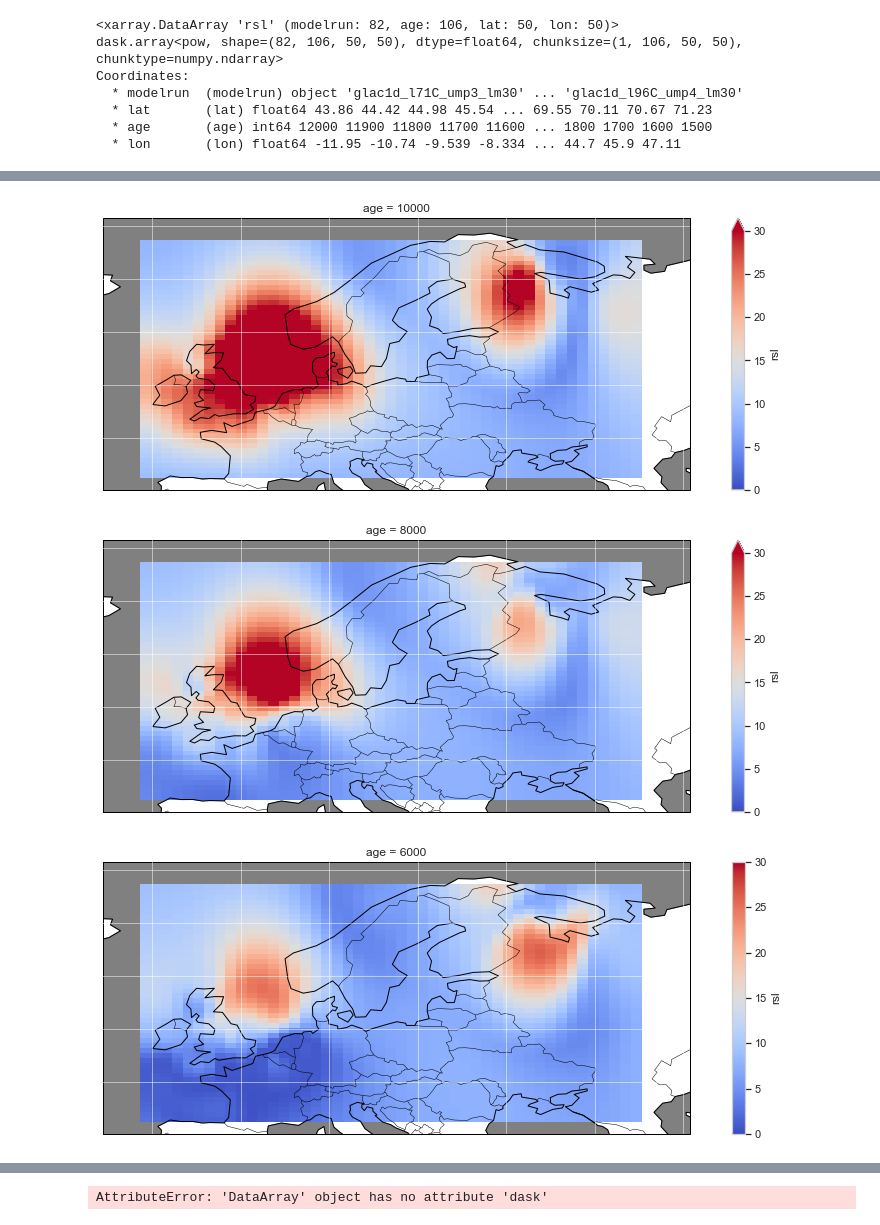
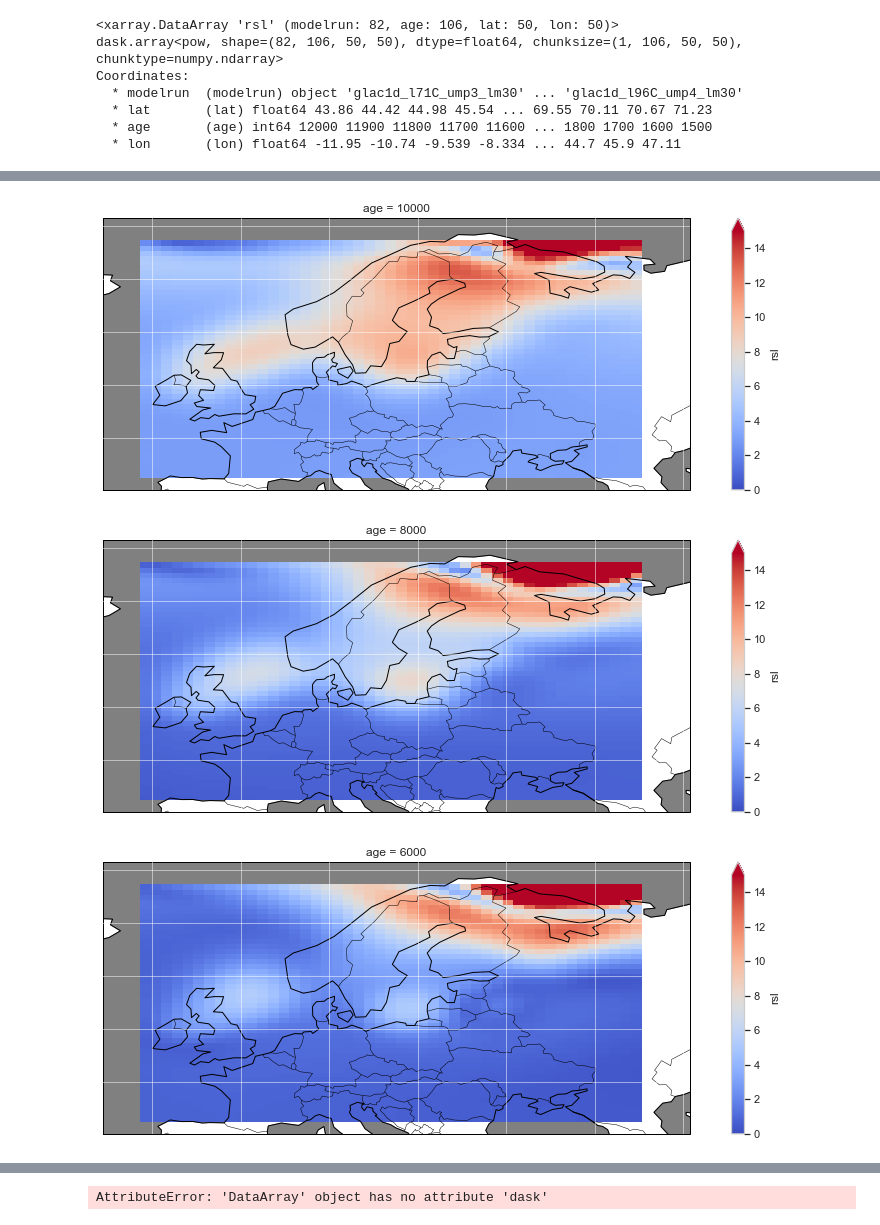
Before and after one commit to rcameronc/Holocene_readv, a Jupyter notebook: readv_postproc.ipynb, the cells around one changed output, grey strips where cells are left out. Saved outputs shown, nothing was run; the diff lists cells and outputs as text; code cells hidden in the pictures.

```diff
--- a/readv_postproc.ipynb
+++ b/readv_postproc.ipynb
@@ -194,3 +171,29 @@ for i, age in enumerate(ds_zp.age):
 # Calculate RMSE of posterior - prior for all models
 # %% [markdown]
 Question: is it better to use MAE or RMSE?  If being off by 10 is only twice as bad as being off by 5, then MAE.  But if 10 vs. 5 is more than twice as bad, then RMSE.
+# %%
+extent = locs[place]
+tmax=12010
+tmin=1990
+# %%
+path = 'data/GSL_LGM_120519_.csv'
+
+df = pd.read_csv(path, encoding="ISO-8859-15", engine='python')
+df = df.replace('\s+', '_', regex=True).replace('-', '_', regex=True).\
+        applymap(lambda s:s.lower() if type(s) == str else s)
+df.columns = df.columns.str.lower()
+df.rename_axis('index', inplace=True)
+df = df.rename({'latitude': 'lat', 'longitude': 'lon'}, axis='columns')
+dfind, dfterr, dfmar = df[(df.type == 0)
+                          & (df.age > 0)], df[df.type == 1], df[df.type == -1]
+np.sort(list(set(dfind.regionname1)))
+
+#select location
+df_place = dfind[(dfind.age > tmin) & (dfind.age < tmax) &
+                 (dfind.lon > extent[0])
+                 & (dfind.lon < extent[1])
+                 & (dfind.lat > extent[2])
+                 & (dfind.lat < extent[3])][[
+                     'lat', 'lon', 'rsl', 'rsl_er_max', 'age'
+                 ]]
+df_place.shape
@@ -196,0 +221,7 @@ Question: is it better to use MAE or RMSE?  If being off by 10 is only twice as
+# %%
+out = []
+for i, loc in df_place.iterrows():
+    ds_rslresid = (ds_post.rsl.interp(lat=loc.lat, lon=loc.lon, age=loc.age, method='nearest') - loc.rsl)**2
+    out.append(ds_rslresid.to_dataframe())
+    print(i)
+all_resids = pd.concat(out)
@@ -228,6 +281,6 @@ for i, age in enumerate(ds_zp.age):
         ax.add_feature(cfeature.BORDERS, linewidth=0.5, zorder=3)
         ax.gridlines(linewidth=1, color='white', alpha=0.5, zorder=4)
 
-        ds_err.sel(age=age.values).plot(ax=ax, vmin=0, vmax=30, cmap='coolwarm')
+        ds_giaprior.rsl.std(dim='modelrun').sel(age=age.values).plot(ax=ax, vmin=0, vmax=15, cmap='coolwarm')
         plt.show()
 # %% [output]
@@ -235,3 +288,3 @@ for i, age in enumerate(ds_zp.age):
-[figure, old version]
+[figure, new version]
-[figure, old version]
+[figure, new version]
-[figure, old version]
+[figure, new version]
```
Also changed, not shown: parts of 10 cells of this notebook.
